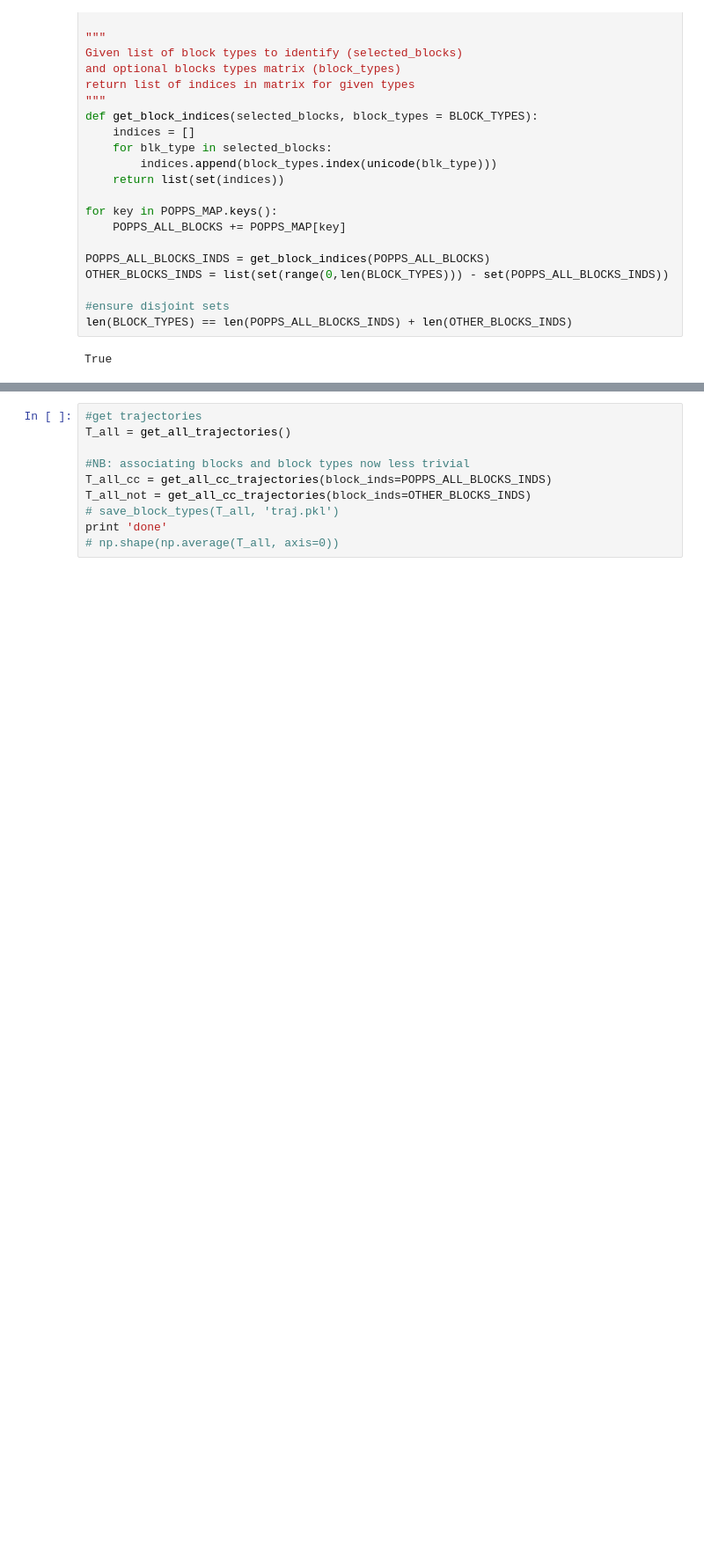
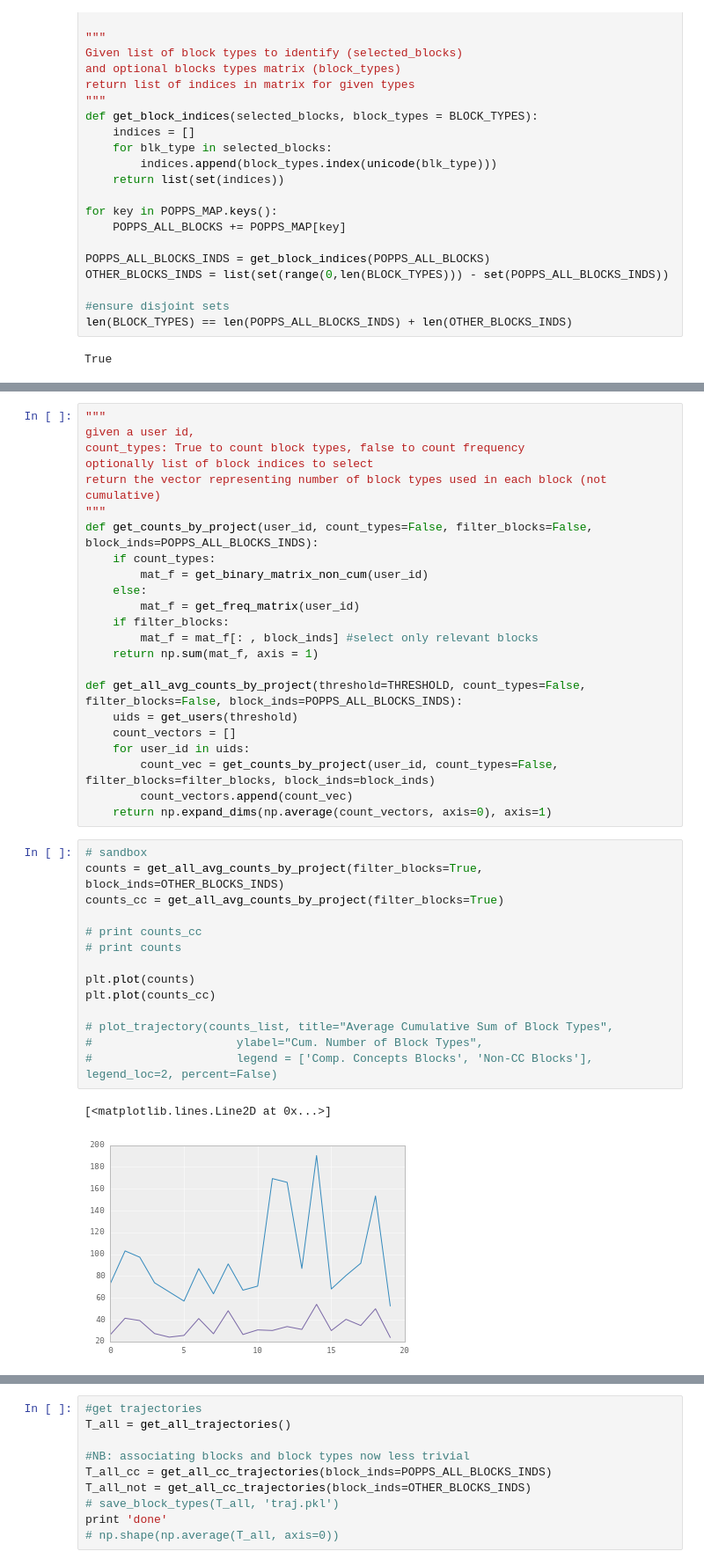
Before and after one commit to bxie/ai2_user_trajectory, a Jupyter notebook: analysis.ipynb, the cells around one changed output, grey strips where cells are left out. Shown: that part at 88% size. Saved outputs shown, nothing was run; the diff lists cells and outputs as text; blank space fills up the shorter version.

```diff
--- a/analysis.ipynb
+++ b/analysis.ipynb
@@ -459,0 +488,40 @@ def get_all_cc_trajectories(block_inds=POPPS_ALL_BLOCKS_INDS, threshold=THRESHOL
+# %%
+"""
+given a user id,
+count_types: True to count block types, false to count frequency
+optionally list of block indices to select
+return the vector representing number of block types used in each block (not cumulative)
+"""
+def get_counts_by_project(user_id, count_types=False, filter_blocks=False, block_inds=POPPS_ALL_BLOCKS_INDS):
+    if count_types:
+        mat_f = get_binary_matrix_non_cum(user_id)
+    else:
+        mat_f = get_freq_matrix(user_id)
+    if filter_blocks:
+        mat_f = mat_f[: , block_inds] #select only relevant blocks
+    return np.sum(mat_f, axis = 1)
+
+def get_all_avg_counts_by_project(threshold=THRESHOLD, count_types=False, filter_blocks=False, block_inds=POPPS_ALL_BLOCKS_INDS):
+    uids = get_users(threshold)
+    count_vectors = []
+    for user_id in uids:
+        count_vec = get_counts_by_project(user_id, count_types=False, filter_blocks=filter_blocks, block_inds=block_inds)
+        count_vectors.append(count_vec)
+    return np.expand_dims(np.average(count_vectors, axis=0), axis=1)
+# %%
+# sandbox
+counts = get_all_avg_counts_by_project(filter_blocks=True, block_inds=OTHER_BLOCKS_INDS)
+counts_cc = get_all_avg_counts_by_project(filter_blocks=True)
+
+# print counts_cc
+# print counts
+
+plt.plot(counts)
+plt.plot(counts_cc)
+
+# plot_trajectory(counts_list, title="Average Cumulative Sum of Block Types",
+#                     ylabel="Cum. Number of Block Types",
+#                     legend = ['Comp. Concepts Blocks', 'Non-CC Blocks'], legend_loc=2, percent=False)
+# %% [output]
+[<matplotlib.lines.Line2D at 0x...>]
+[figure, added]
```
Also changed, not shown: parts of 23 cells of this notebook.
